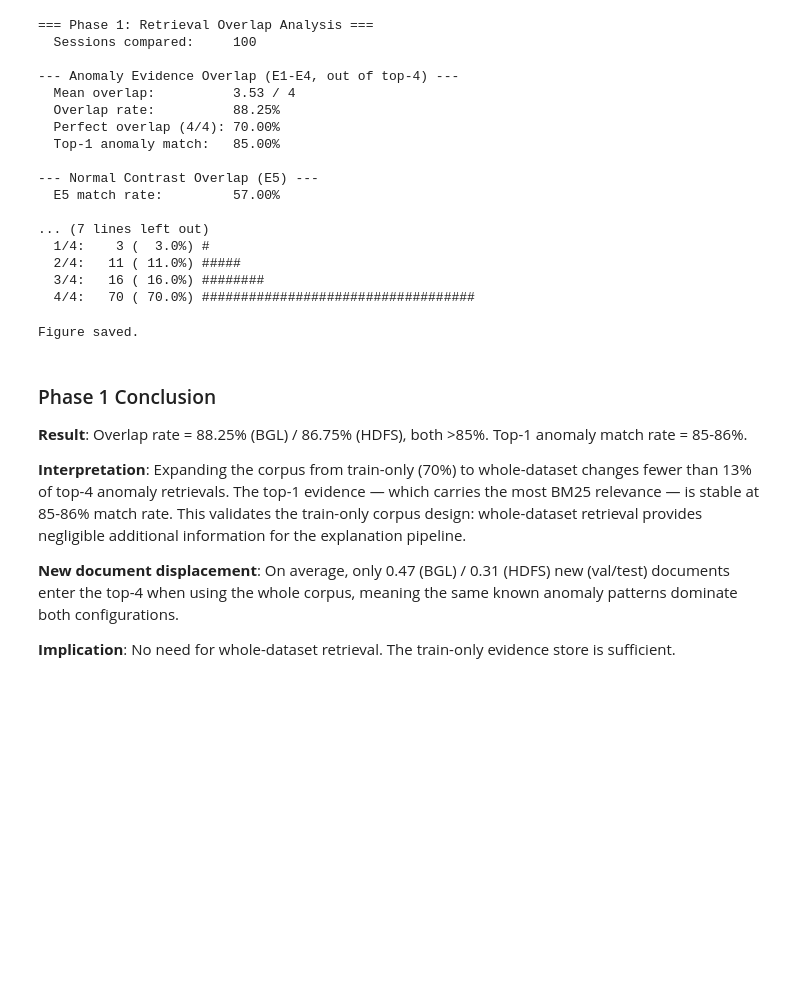
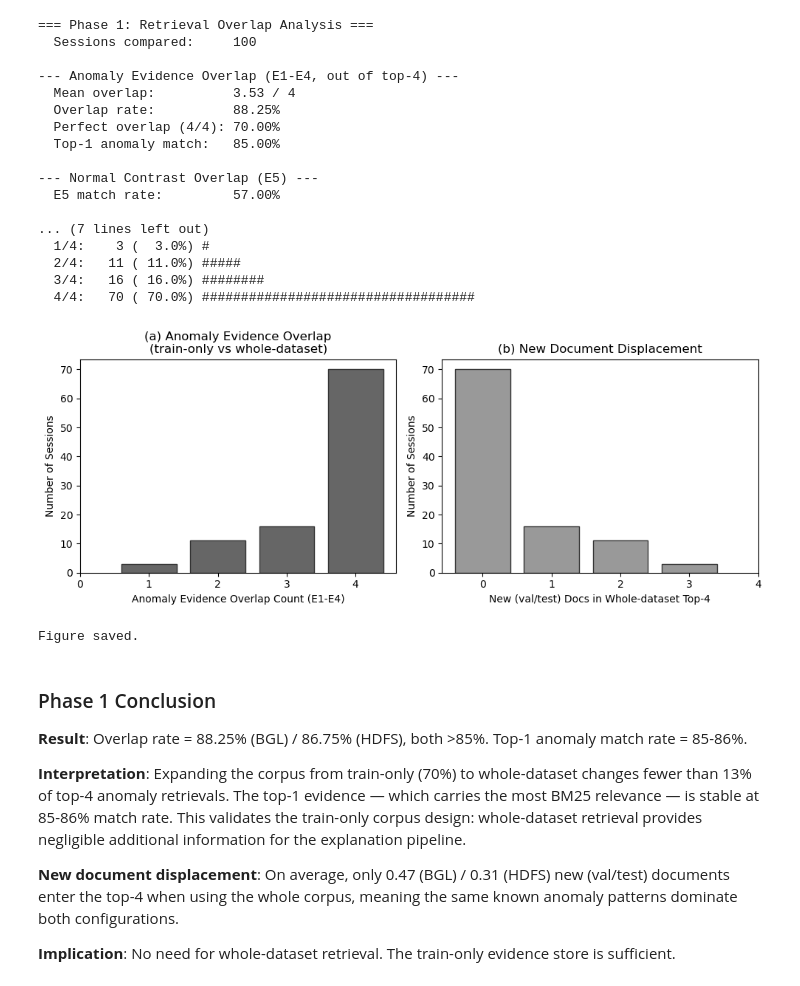
Before and after one commit to tw13023/agentic-log-explanations, a Jupyter notebook: notebooks/11_rq2_rag_ablation.ipynb, the cells around one changed output. Cells and saved outputs as stored; diff of their text form; code cells hidden in the pictures; blank space fills up the shorter version.

```diff
--- a/notebooks/11_rq2_rag_ablation.ipynb
+++ b/notebooks/11_rq2_rag_ablation.ipynb
@@ -508,35 +510,34 @@ for i in range(5):
   4/4:   70 ( 70.0%) ###################################
 # %%
 # Overlap distribution figures
-import matplotlib
-matplotlib.use('Agg')
 import matplotlib.pyplot as plt
 
 fig, axes = plt.subplots(1, 2, figsize=(10, 4))
 
 # Plot 1: Anomaly evidence overlap distribution (E1-E4)
 ax = axes[0]
 counts = df_overlap['anomaly_overlap_4'].value_counts().sort_index()
 ax.bar(counts.index, counts.values, color='0.4', edgecolor='0.2')
 ax.set_xlabel('Anomaly Evidence Overlap Count (E1-E4)')
 ax.set_ylabel('Number of Sessions')
 ax.set_title('(a) Anomaly Evidence Overlap\n(train-only vs whole-dataset)')
 ax.set_xticks(range(5))
 
 # Plot 2: New docs displacement
 ax = axes[1]
 counts_new = df_overlap['new_docs_in_top4'].value_counts().sort_index()
 ax.bar(counts_new.index, counts_new.values, color='0.6', edgecolor='0.2')
 ax.set_xlabel('New (val/test) Docs in Whole-dataset Top-4')
 ax.set_ylabel('Number of Sessions')
 ax.set_title('(b) New Document Displacement')
 ax.set_xticks(range(5))
 
 plt.tight_layout()
 plt.savefig(str(RESULTS_DIR / 'rq2_retrieval_overlap.png'), dpi=600, bbox_inches='tight')
 plt.show()
 print('Figure saved.')
 # %% [output]
+[figure, added]
 Figure saved.
 # %% [markdown]
 ### Phase 1 Conclusion
```
Also changed, not shown: parts of 11 cells of this notebook, 3 other files.
